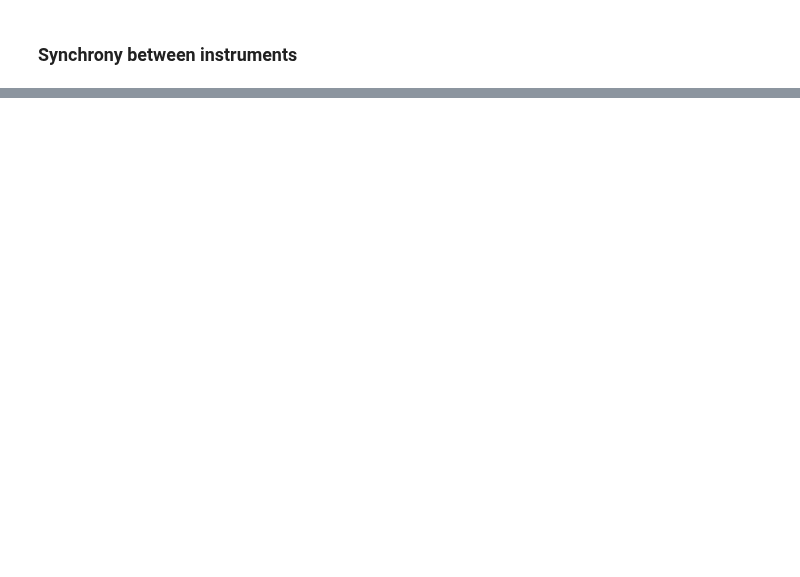
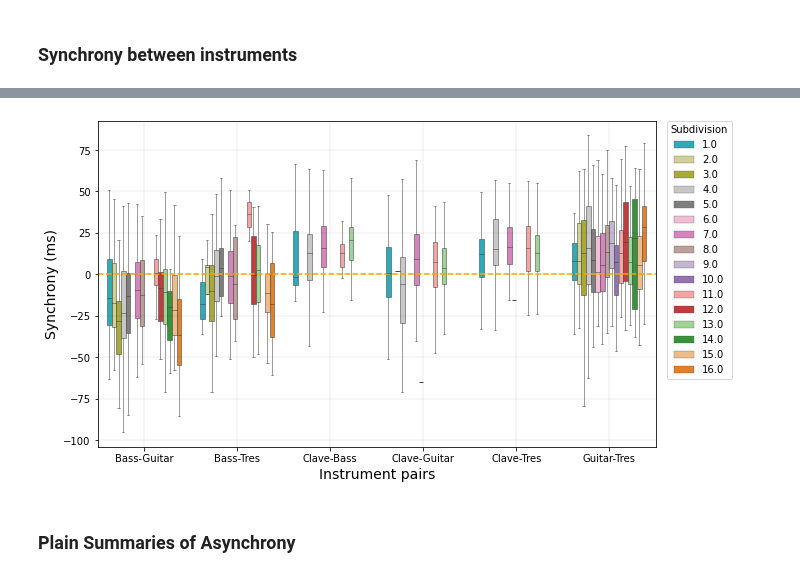
Before and after one commit to satyajeetprabhu/music-sync-internship-upf, a Jupyter notebook: Analysis_Example.ipynb, the cells around one changed output, grey strips where cells are left out. Cells and saved outputs as stored; diff of their text form; code cells hidden in the pictures; blank space fills up the shorter version.

```diff
--- a/Analysis_Example.ipynb
+++ b/Analysis_Example.ipynb
@@ -85,0 +125,8 @@ print(summary)
+# %%
+# Boxplot of asynchronies by instrument pair and beat level
+
+onsetsync.plot_by_pair(df=d2_df, bybeat=True, reference=0, colourpalette='tab20_r')
+# %% [output]
+[figure, added]
+# %% [markdown]
+### Plain Summaries of Asynchrony
```
Also changed, not shown: parts of 10 cells of this notebook.
